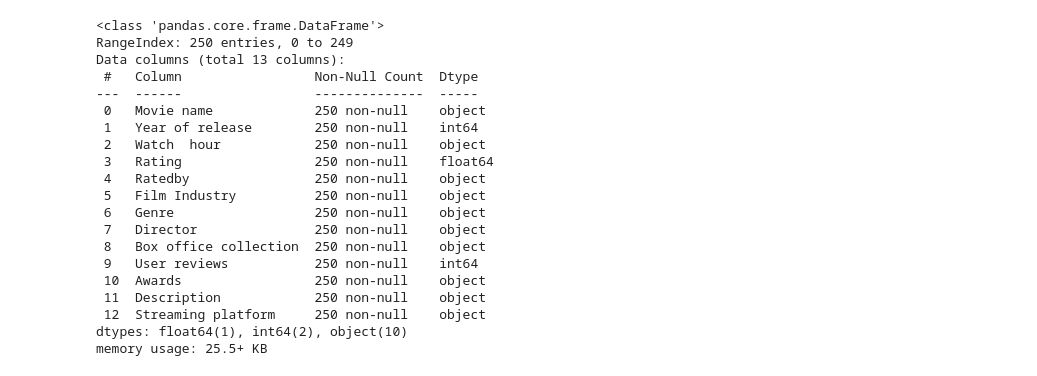
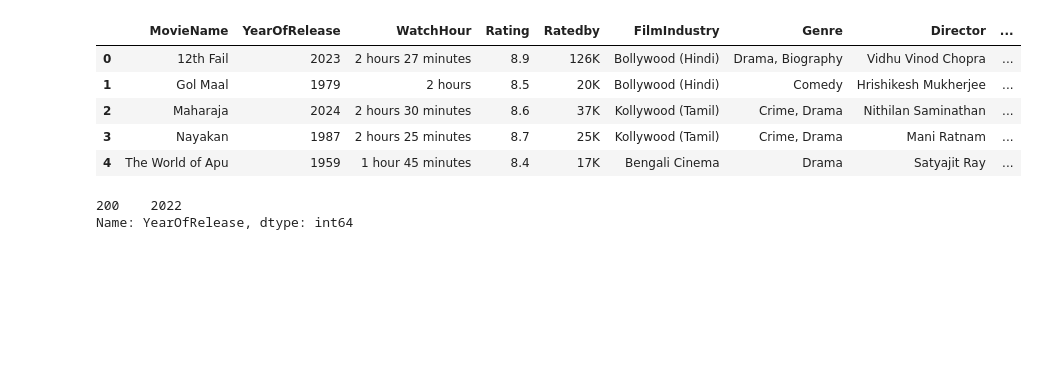
Before and after one commit to AnkurSatyarthi/IMDb-India-Top250-dataset, a Jupyter notebook: movies.ipynb, the cells around one changed output. Cells and saved outputs as stored; diff of their text form; code cells hidden in the pictures; blank space fills up the shorter version.

```diff
--- a/movies.ipynb
+++ b/movies.ipynb
@@ -1,29 +1,21 @@
 # %%
 import pandas as pd
 import matplotlib.pyplot as plt
 import seaborn as sns
 # top250_movies_india = pd.read_csv('data/IMDB_India_Top250.csv',index_col='Movie name')
 top250_movies_india = pd.read_csv('data/IMDB_India_Top250.csv')
 top250_movies_india.head()
-top250_movies_india.info()
+# top250_movies_india.describe()
+# top250_movies_india.columns
 # %% [output]
-<class 'pandas.core.frame.DataFrame'>
-RangeIndex: 250 entries, 0 to 249
-Data columns (total 13 columns):
- #   Column                 Non-Null Count  Dtype
----  ------                 --------------  -----
- 0   Movie name             250 non-null    object
- 1   Year of release        250 non-null    int64
- 2   Watch  hour            250 non-null    object
- 3   Rating                 250 non-null    float64
- 4   Ratedby                250 non-null    object
- 5   Film Industry          250 non-null    object
- 6   Genre                  250 non-null    object
- 7   Director               250 non-null    object
- 8   Box office collection  250 non-null    object
- 9   User reviews           250 non-null    int64
- 10  Awards                 250 non-null    object
- 11  Description            250 non-null    object
- 12  Streaming platform     250 non-null    object
-dtypes: float64(1), int64(2), object(10)
-memory usage: 25.5+ KB
+|  | MovieName | YearOfRelease | WatchHour | Rating | Ratedby | FilmIndustry | Genre | Director | ... |
+| 0 | 12th Fail | 2023 | 2 hours 27 minutes | 8.9 | 126K | Bollywood (Hindi) | Drama, Biography | Vidhu Vinod Chopra | ... |
+| 1 | Gol Maal | 1979 | 2 hours | 8.5 | 20K | Bollywood (Hindi) | Comedy | Hrishikesh Mukherjee | ... |
+| 2 | Maharaja | 2024 | 2 hours 30 minutes | 8.6 | 37K | Kollywood (Tamil) | Crime, Drama | Nithilan Saminathan | ... |
+| 3 | Nayakan | 1987 | 2 hours 25 minutes | 8.7 | 25K | Kollywood (Tamil) | Crime, Drama | Mani Ratnam | ... |
+| 4 | The World of Apu | 1959 | 1 hour 45 minutes | 8.4 | 17K | Bengali Cinema | Drama | Satyajit Ray | ... |
+# %%
+top250_movies_india.loc['1995':'2000','YearOfRelease']
+# %% [output]
+200    2022
+Name: YearOfRelease, dtype: int64
```
Also changed, not shown: parts of 7 cells of this notebook, 1 other file.
